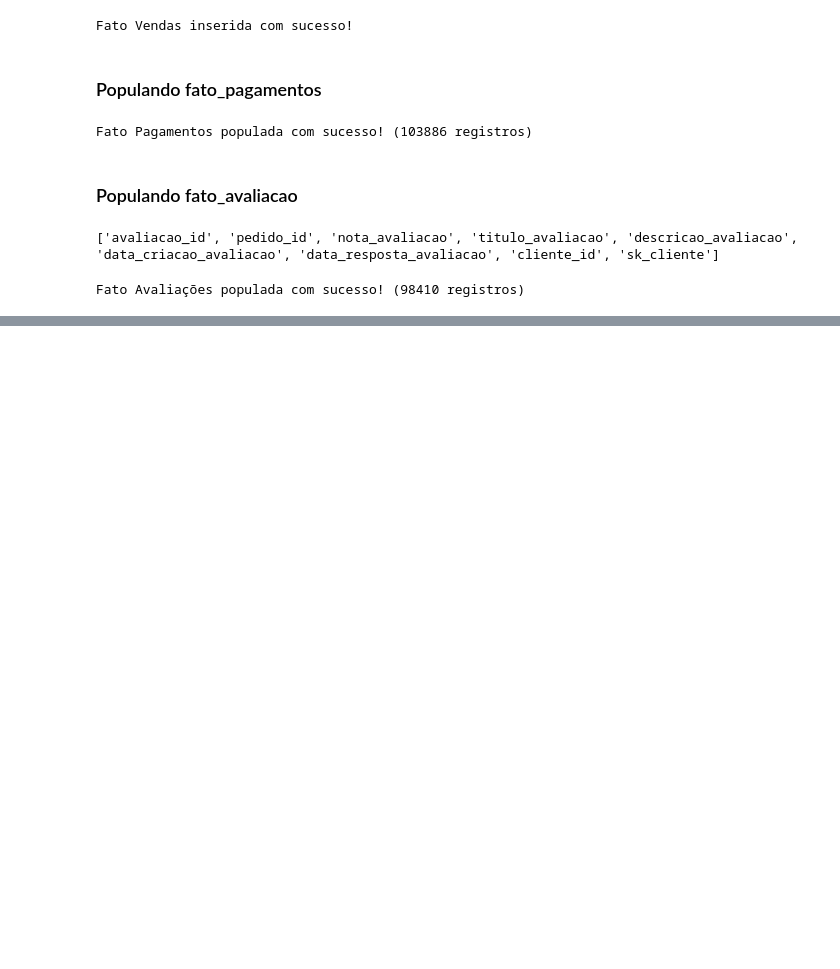
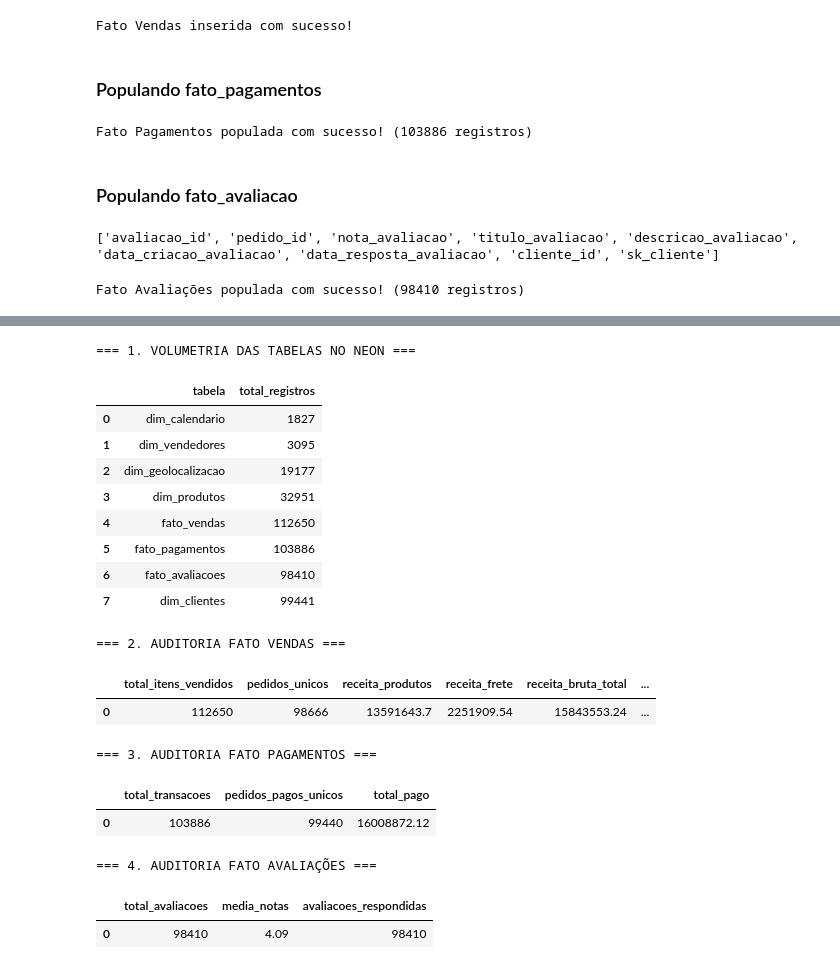
Before and after one commit to Andrey-Silva-Data/end-to-end-ecommerce-olist, a Jupyter notebook: ecommerce.ipynb, the cells around one changed output, grey strips where cells are left out. Cells and saved outputs as stored; diff of their text form; code cells hidden in the pictures; blank space fills up the shorter version.

Commit message:
auditoria de ingestão

```diff
--- a/ecommerce.ipynb
+++ b/ecommerce.ipynb
@@ -1881,0 +1909,18 @@ Fato Avaliações populada com sucesso! (98410 registros)
+# %%
+# 3. Auditoria Financeira na Fato Pagamentos
+query_pagamentos = """
+SELECT
+    COUNT(*) AS total_transacoes,
+    COUNT(DISTINCT pedido_id) AS pedidos_pagos_unicos,
+    SUM(valor_pagamento) AS total_pago
+FROM fato_pagamentos;
+"""
+# %%
+# 4. Auditoria de Satisfação na Fato Avaliações
+query_avaliacoes = """
+SELECT
+    COUNT(*) AS total_avaliacoes,
+    ROUND(AVG(nota_avaliacao), 2) AS media_notas,
+    COUNT(sk_data_resposta) AS avaliacoes_respondidas
+FROM fato_avaliacoes;
+"""
@@ -1881,0 +1929,39 @@ Fato Avaliações populada com sucesso! (98410 registros)
+# %%
+# Executando todas as consultas no banco Neon
+with engine.connect() as conn:
+    df_volumetria = pd.read_sql(query_volumetria, con=conn)
+    df_aud_vendas = pd.read_sql(query_vendas, con=conn)
+    df_aud_pagamentos = pd.read_sql(query_pagamentos, con=conn)
+    df_aud_avaliacoes = pd.read_sql(query_avaliacoes, con=conn)
+
+print("=== 1. VOLUMETRIA DAS TABELAS NO NEON ===")
+display(df_volumetria)
+
+print("\n=== 2. AUDITORIA FATO VENDAS ===")
+display(df_aud_vendas)
+
+print("\n=== 3. AUDITORIA FATO PAGAMENTOS ===")
+display(df_aud_pagamentos)
+
+print("\n=== 4. AUDITORIA FATO AVALIAÇÕES ===")
+display(df_aud_avaliacoes)
+# %% [output]
+=== 1. VOLUMETRIA DAS TABELAS NO NEON ===
+|  | tabela | total_registros |
+| 0 | dim_calendario | 1827 |
+| 1 | dim_vendedores | 3095 |
+| 2 | dim_geolocalizacao | 19177 |
+| 3 | dim_produtos | 32951 |
+| 4 | fato_vendas | 112650 |
+| 5 | fato_pagamentos | 103886 |
+| 6 | fato_avaliacoes | 98410 |
+| 7 | dim_clientes | 99441 |
+=== 2. AUDITORIA FATO VENDAS ===
+|  | total_itens_vendidos | pedidos_unicos | receita_produtos | receita_frete | receita_bruta_total | ... |
+| 0 | 112650 | 98666 | 13591643.7 | 2251909.54 | 15843553.24 | ... |
+=== 3. AUDITORIA FATO PAGAMENTOS ===
+|  | total_transacoes | pedidos_pagos_unicos | total_pago |
+| 0 | 103886 | 99440 | 16008872.12 |
+=== 4. AUDITORIA FATO AVALIAÇÕES ===
+|  | total_avaliacoes | media_notas | avaliacoes_respondidas |
+| 0 | 98410 | 4.09 | 98410 |
```
Also changed, not shown: parts of 4 cells of this notebook.
